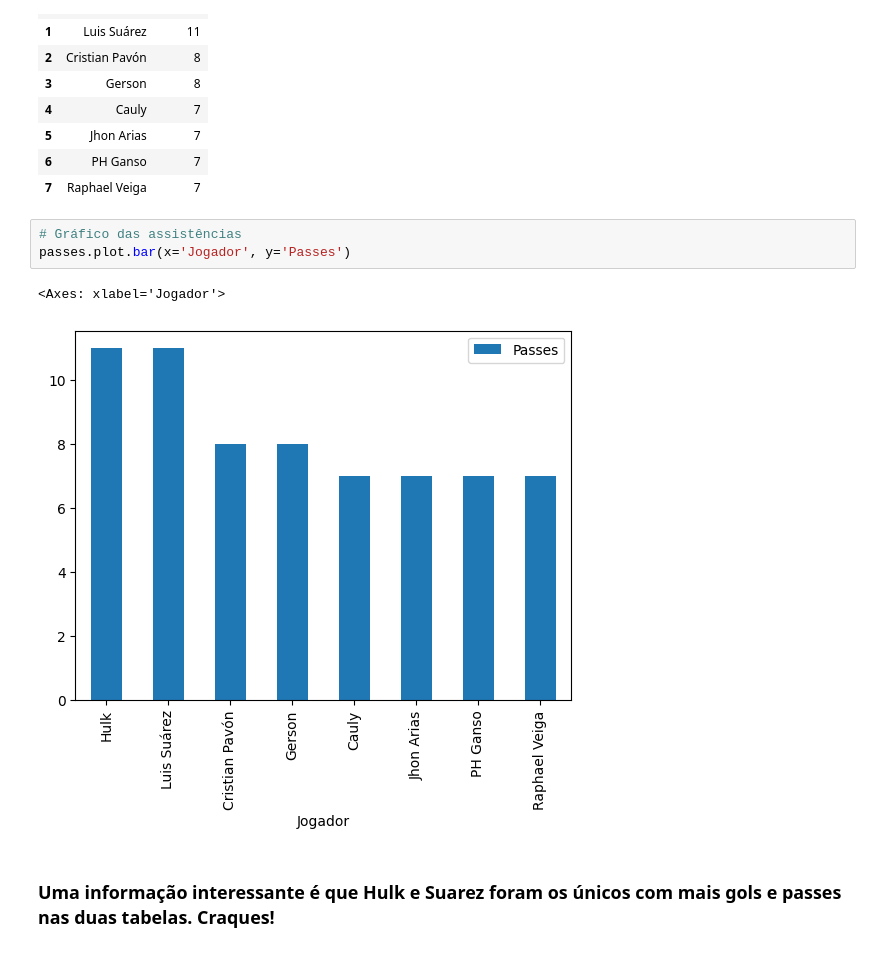
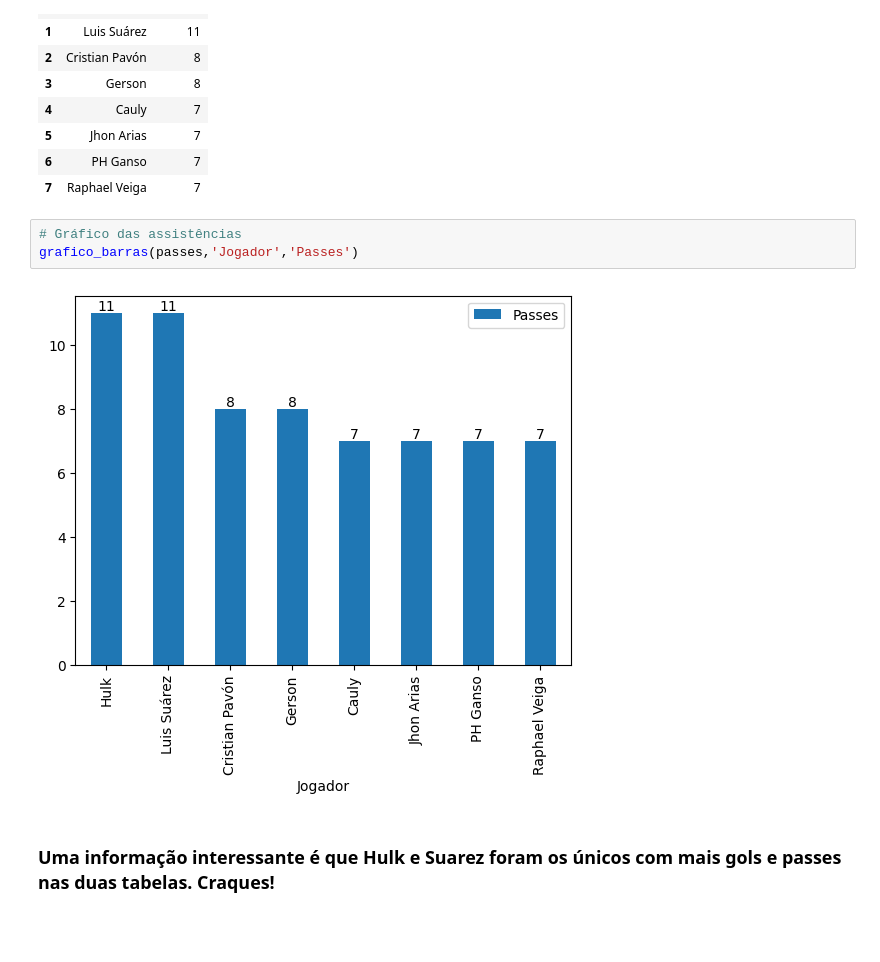
Before and after one commit to hugodevelopment/Web-Scraping, a Jupyter notebook: Análise_Brasileirão_2023.ipynb, the cells around one changed output. Cells and saved outputs as stored; diff of their text form.

```diff
--- a/Análise_Brasileirão_2023.ipynb
+++ b/Análise_Brasileirão_2023.ipynb
@@ -625,10 +624,9 @@ passes
 | 7 | Raphael Veiga | 7 |
 # %%
 # Gráfico das assistências
-passes.plot.bar(x='Jogador', y='Passes')
+grafico_barras(passes,'Jogador','Passes')
 # %% [output]
-<Axes: xlabel='Jogador'>
-[figure, old version]
+[figure, new version]
 # %% [markdown]
 **<h3> Uma informação interessante é que Hulk e Suarez foram os únicos com mais gols e passes nas duas tabelas. Craques! </h3>**
 # %%
```
Also changed, not shown: parts of 1 cell of this notebook.
